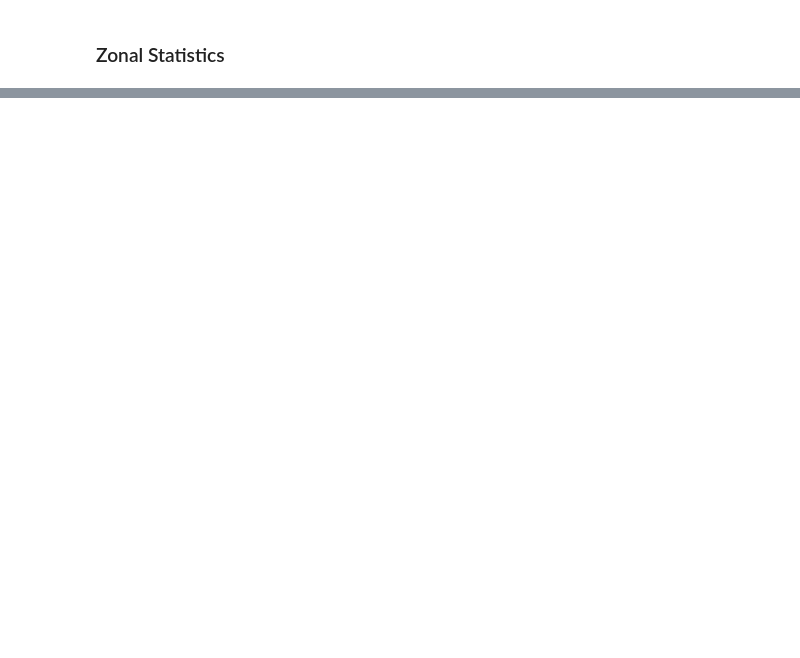
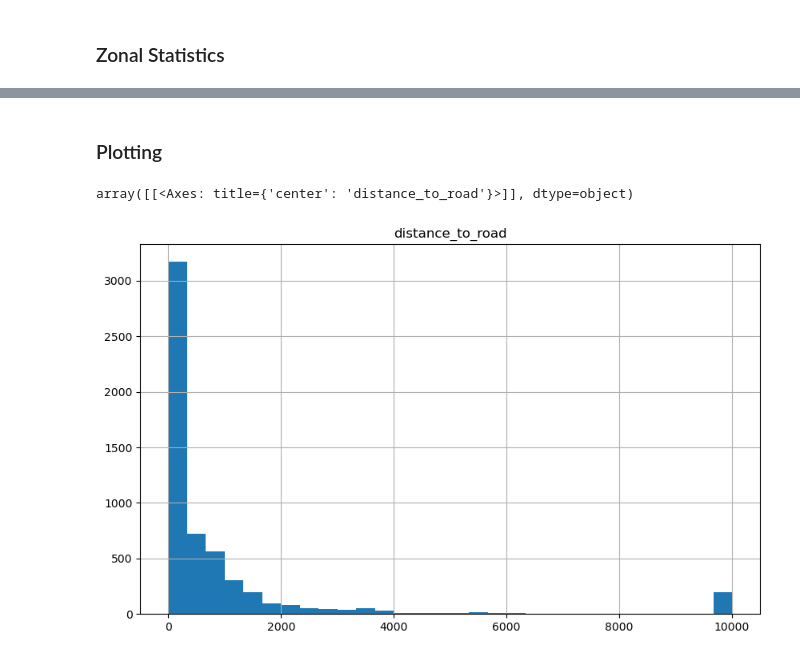
Before and after one commit to MaxwellBusby/banks-peninsula-organic-data-processing, a Jupyter notebook: GWR_Preprocessing.ipynb, the cells around one changed output, grey strips where cells are left out. Saved outputs shown, nothing was run; the diff lists cells and outputs as text; code cells hidden in the pictures; blank space fills up the shorter version.

Commit message:
Distance from urban feature implemented

```diff
--- a/GWR_Preprocessing.ipynb
+++ b/GWR_Preprocessing.ipynb
@@ -128,0 +207,15 @@ strava_gwr_features.head()
+# %%
+def classify_road(highway_type):
+    if pd.isna(highway_type):
+        return False
+    highway_text = str(highway_type).lower()
+    road_tags = ["primary", "secondary", "tertiary", "residential",
+                 "unclassified", "trunk","trunk_link", "motorway",
+                 "service", "living_street", "raceway", "secondary_link", "construction"]
+    if any(keyword in highway_text for keyword in road_tags):
+        return True
+    return False
+
+strava_gwr_features["road"] = strava_gwr_features["highway"].apply(classify_road)
+strava_gwr_features.to_file(GWR_GDF_PATH, driver="GPKG")
+strava_gwr_features.plot(column='road', cmap='coolwarm', figsize=(10, 8))
@@ -128,0 +263,24 @@ strava_gwr_features.head()
+# %%
+
+strava_gwr_features = gpd.read_file(GWR_GDF_PATH).to_crs(epsg=2193)
+strava_gwr_features = strava_gwr_features.explode(index_parts=False, ignore_index=True)
+
+# Extract only rows where the geometry is strictly a LineString
+strava_gwr_features = strava_gwr_features[strava_gwr_features.geometry.geom_type == 'LineString']
+
+# Remove empty geometries
+strava_gwr_features = strava_gwr_features[~strava_gwr_features.geometry.is_empty]
+ped_distances = network_distance_to_road(strava_gwr_features, source = "ped")
+bike_distances = network_distance_to_road(strava_gwr_features, source = "bike")
+merge_distances = {**bike_distances, **ped_distances}  # Merge dictionaries, bike distances will overwrite ped distances if keys collide
+# --- STEP 6: Map Directly onto your original DataFrame ---
+# Map using the 'edgeUID' column instead of lambda geometry matching
+strava_gwr_features['distance_to_road'] = strava_gwr_features['edgeUID'].map(merge_distances).fillna(np.inf)
+
+# Clip and save
+strava_gwr_features['distance_to_road'] = strava_gwr_features['distance_to_road'].clip(upper=10000)
+strava_gwr_features.to_file("Data/Strava/strava_gwr_features.gpkg", driver="GPKG")
+
+# Quick sanity check
+print("Distance Summary:")
+print(strava_gwr_features['distance_to_road'].describe())
@@ -128,0 +298,10 @@ strava_gwr_features.head()
+# %% [markdown]
+### Plotting
+# %%
+strava_gwr_features_bike = strava_gwr_features[strava_gwr_features['source'] == 'bike']
+strava_gwr_features_ped = strava_gwr_features[strava_gwr_features['source'] == 'ped']
+# %%
+strava_gwr_features_bike[strava_gwr_features_bike['road'] == False].hist(column='distance_to_road', bins=30, figsize=(10, 6))
+# %% [output]
+array([[<Axes: title={'center': 'distance_to_road'}>]], dtype=object)
+[figure, added]
```
Also changed, not shown: parts of 35 cells of this notebook.
